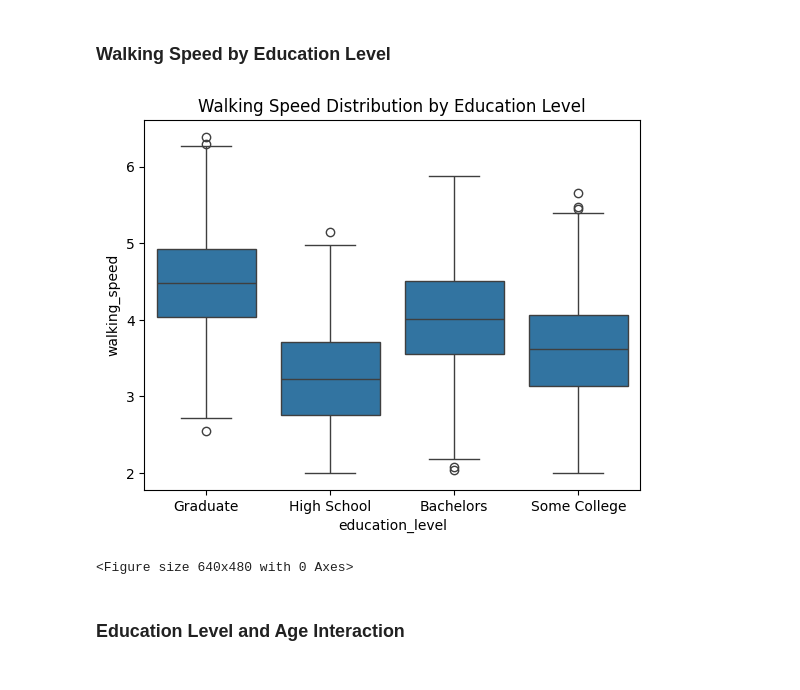
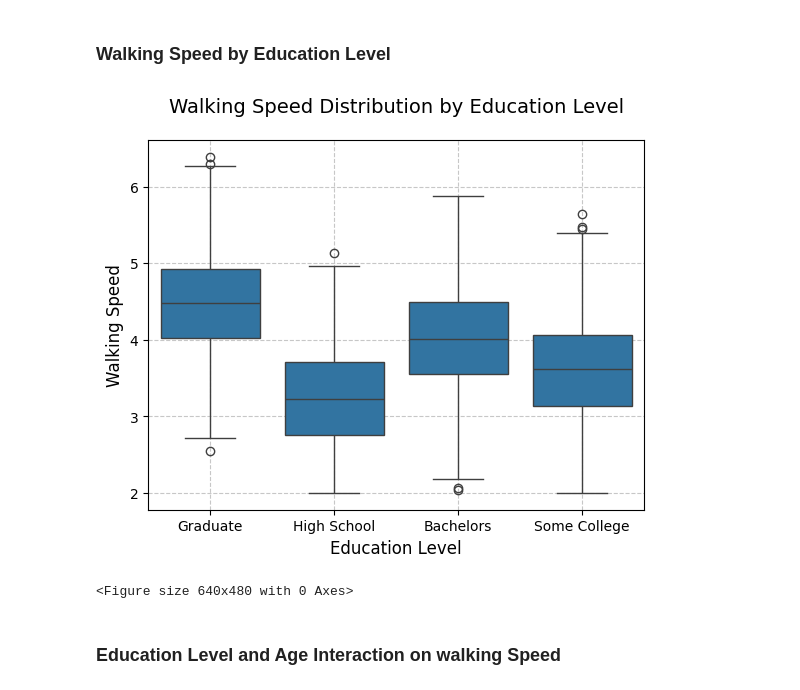
Before and after one commit to UCSF-DataSci/09-second-exam-hcheng25, a Jupyter notebook: visualize.ipynb, the cells around one changed output. Saved outputs shown, nothing was run; the diff lists cells and outputs as text; code cells hidden in the pictures.

```diff
--- a/visualize.ipynb
+++ b/visualize.ipynb
@@ -33,13 +38,16 @@ Linear Regression Model: walking_speed = (5.452473307131068)*age + (-0.030895896
 # %%
 ax = sns.boxplot(data=df,
                  x='education_level',
                  y='walking_speed'
                  )
-ax.set_title('Walking Speed Distribution by Education Level')
+plt.title('Walking Speed Distribution by Education Level', fontsize=14, pad=20)
+plt.xlabel('Education Level', fontsize=12)
+plt.ylabel('Walking Speed', fontsize=12)
+plt.grid(True, linestyle='--', alpha=0.7)
 plt.show()
 plt.clf()
 # %% [output]
-[figure, old version]
+[figure, new version]
 <Figure size 640x480 with 0 Axes>
 # %% [markdown]
-### Education Level and Age Interaction
+### Education Level and Age Interaction on walking Speed
```
Also changed, not shown: parts of 3 cells of this notebook, 1 other file.
